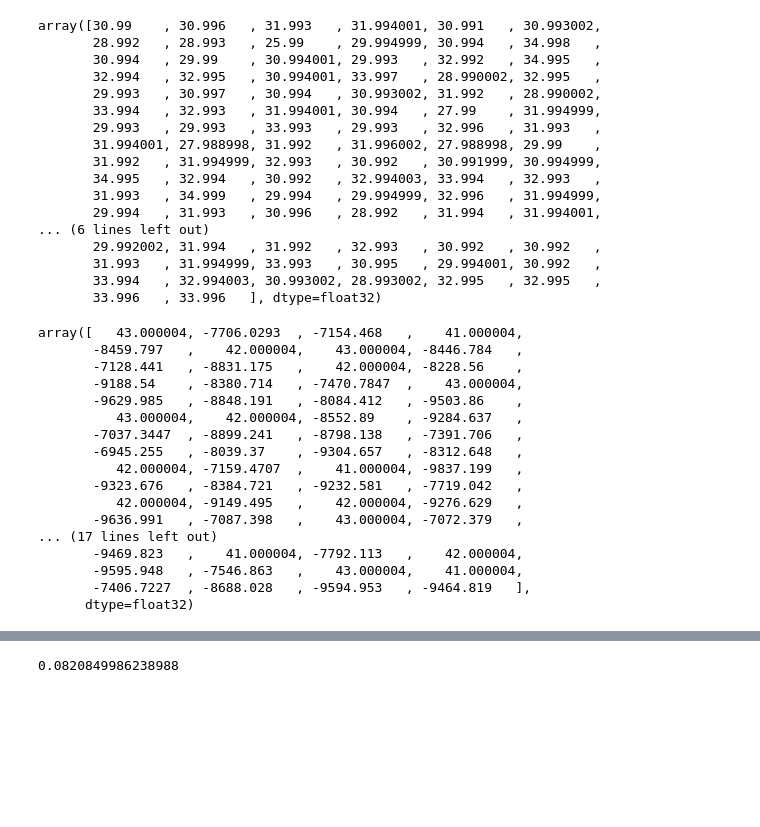
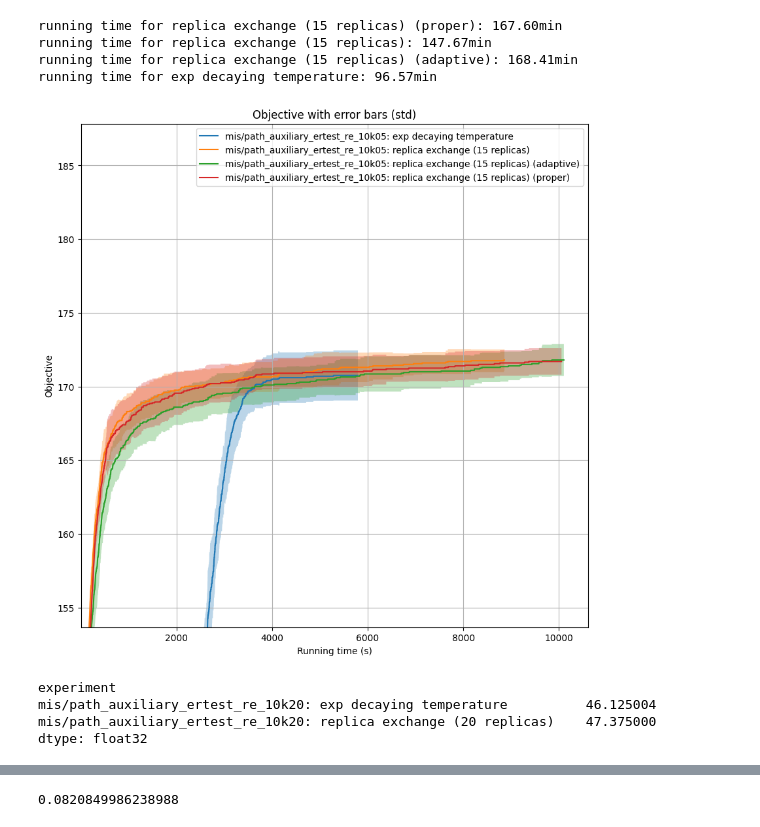
Before and after one commit to lclaeys/discs-thesis, a Jupyter notebook: discs/results/inspect_results.ipynb, the cells around one changed output, grey strips where cells are left out. Cells and saved outputs as stored; diff of their text form; code cells hidden in the pictures; blank space fills up the shorter version.

Commit message:
Sampling experiments Ising

```diff
--- a/discs/results/inspect_results.ipynb
+++ b/discs/results/inspect_results.ipynb
@@ -69,4 +39,0 @@ def plot_experiments(experiment_folders):
-# %%
-experiment_folders = ['maxcut/path_auxiliary_ba_re_many']
-#experiment_folders = ['maxcut/dmala_ba_lowhigh','maxcut/dlmc_ba_lowhigh']
-plot_experiments(experiment_folders)
@@ -75,2 +39,0 @@ plot_experiments(experiment_folders)
-# %%
-experiment_name = 'low_temp'
@@ -94,40 +39,0 @@ df.loc[:20,0:10].plot()
-# %%
-results['trajectory'][-1,:]
-# %% [output]
-array([30.99    , 30.996   , 31.993   , 31.994001, 30.991   , 30.993002,
-       28.992   , 28.993   , 25.99    , 29.994999, 30.994   , 34.998   ,
-       30.994   , 29.99    , 30.994001, 29.993   , 32.992   , 34.995   ,
-       32.994   , 32.995   , 30.994001, 33.997   , 28.990002, 32.995   ,
-       29.993   , 30.997   , 30.994   , 30.993002, 31.992   , 28.990002,
-       33.994   , 32.993   , 31.994001, 30.994   , 27.99    , 31.994999,
-       29.993   , 29.993   , 33.993   , 29.993   , 32.996   , 31.993   ,
-       31.994001, 27.988998, 31.992   , 31.996002, 27.988998, 29.99    ,
-       31.992   , 31.994999, 32.993   , 30.992   , 30.991999, 30.994999,
-       34.995   , 32.994   , 30.992   , 32.994003, 33.994   , 32.993   ,
-       31.993   , 34.999   , 29.994   , 29.994999, 32.996   , 31.994999,
-       29.994   , 31.993   , 30.996   , 28.992   , 31.994   , 31.994001,
-... (6 lines left out)
-       29.992002, 31.994   , 31.992   , 32.993   , 30.992   , 30.992   ,
-       31.993   , 31.994999, 33.993   , 30.995   , 29.994001, 30.992   ,
-       33.994   , 32.994003, 30.993002, 28.993002, 32.995   , 32.995   ,
-       33.996   , 33.996   ], dtype=float32)
-# %%
-results['best_ratio']
-# %% [output]
-array([   43.000004, -7706.0293  , -7154.468   ,    41.000004,
-       -8459.797   ,    42.000004,    43.000004, -8446.784   ,
-       -7128.441   , -8831.175   ,    42.000004, -8228.56    ,
-       -9188.54    , -8380.714   , -7470.7847  ,    43.000004,
-       -9629.985   , -8848.191   , -8084.412   , -9503.86    ,
-          43.000004,    42.000004, -8552.89    , -9284.637   ,
-       -7037.3447  , -8899.241   , -8798.138   , -7391.706   ,
-       -6945.255   , -8039.37    , -9304.657   , -8312.648   ,
-          42.000004, -7159.4707  ,    41.000004, -9837.199   ,
-       -9323.676   , -8384.721   , -9232.581   , -7719.042   ,
-          42.000004, -9149.495   ,    42.000004, -9276.629   ,
-       -9636.991   , -7087.398   ,    43.000004, -7072.379   ,
-... (17 lines left out)
-       -9469.823   ,    41.000004, -7792.113   ,    42.000004,
-       -9595.948   , -7546.863   ,    43.000004,    41.000004,
-       -7406.7227  , -8688.028   , -9594.953   , -9464.819   ],
-      dtype=float32)
@@ -133,0 +106,16 @@ array([   43.000004, -7706.0293  , -7154.468   ,    41.000004,
+# %%
+mean_df, results = plot_experiments(['mis/path_auxiliary_ertest_re_10k05'],rounded=False,adjust=False,time_scaling=True)
+#mean_df = plot_experiments(['maxcut/path_auxiliary_ba_adaptivetemp'],rounded=False,adjust=False)
+# %% [output]
+running time for replica exchange (15 replicas) (proper): 167.60min
+running time for replica exchange (15 replicas): 147.67min
+running time for replica exchange (15 replicas) (adaptive): 168.41min
+running time for exp decaying temperature: 96.57min
+[figure, added]
+# %%
+mean_df.agg(lambda x: x.dropna().iloc[-1])
+# %% [output]
+experiment
+mis/path_auxiliary_ertest_re_10k20: exp decaying temperature          46.125004
+mis/path_auxiliary_ertest_re_10k20: replica exchange (20 replicas)    47.375000
+dtype: float32
```
Also changed, not shown: parts of 60 cells of this notebook, 6 other files.
